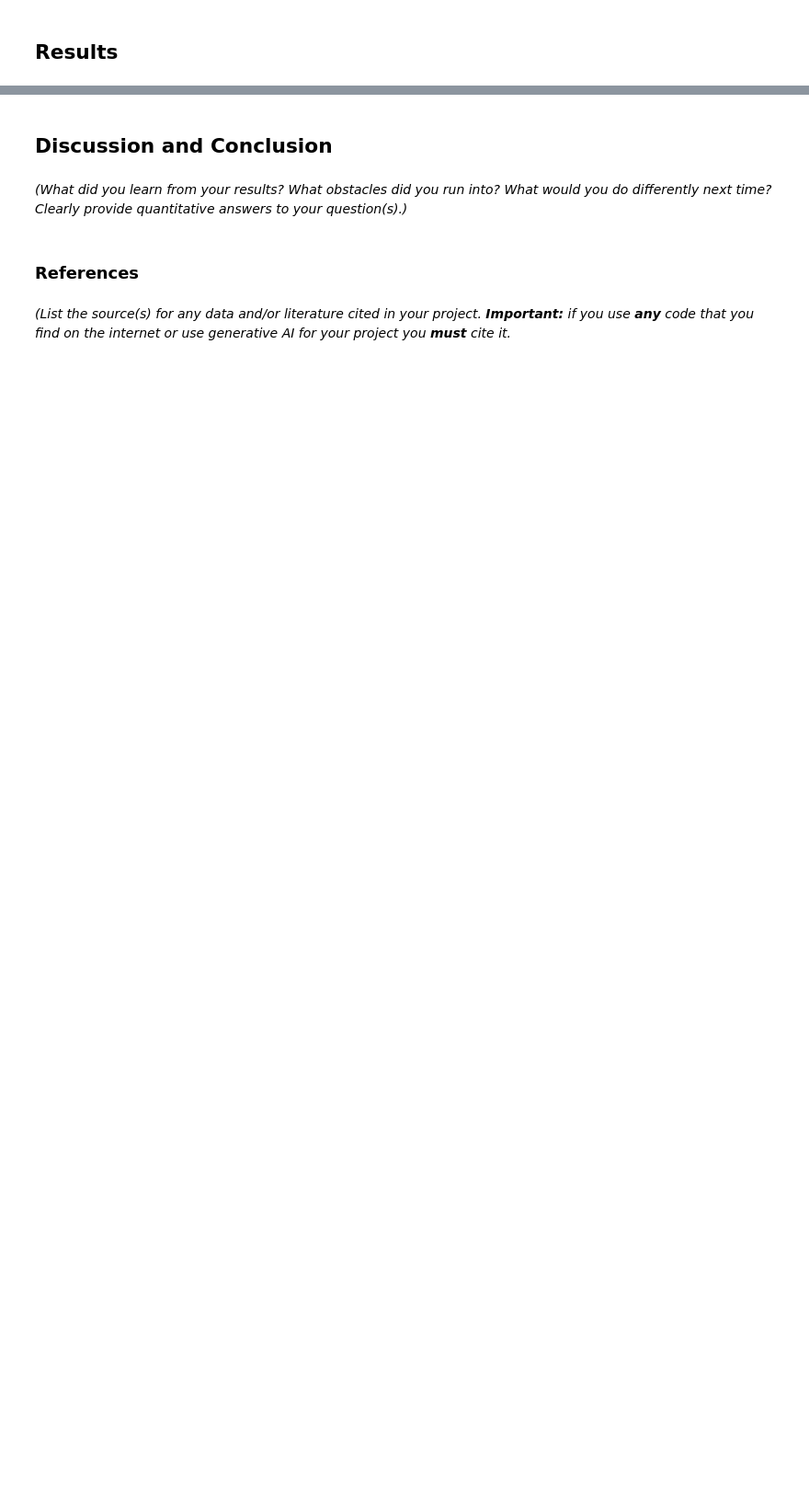
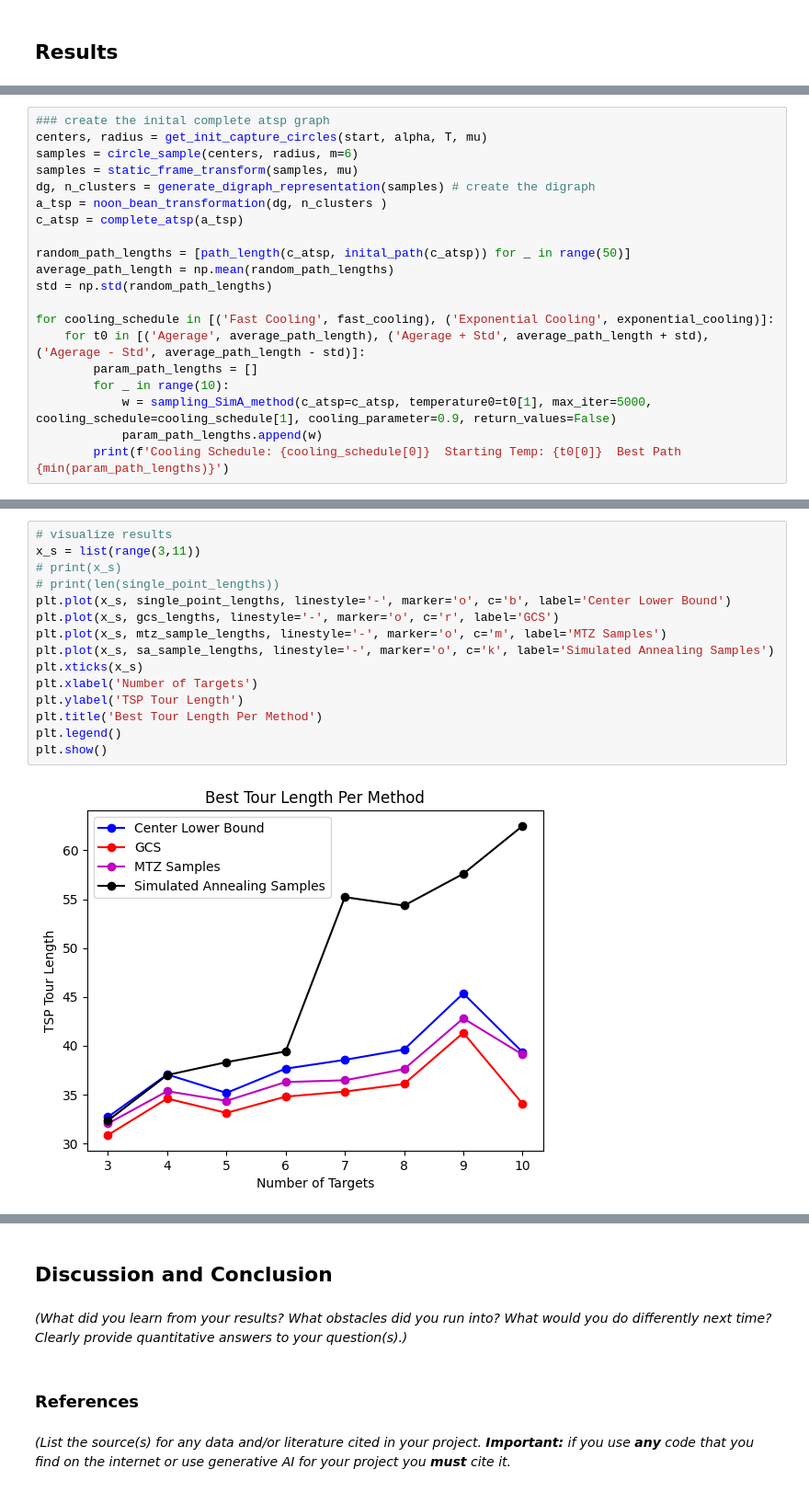
Before and after one commit to rfrost114/GTSP_Heterogeneous_Pursuit, a Jupyter notebook: CMSE831_FinalProjectTemplate.ipynb, the cells around one changed output, grey strips where cells are left out. Shown at 92% size. Saved outputs shown, nothing was run; the diff lists cells and outputs as text; blank space fills up the shorter version.

Commit message:
finished results

```diff
--- a/CMSE831_FinalProjectTemplate.ipynb
+++ b/CMSE831_FinalProjectTemplate.ipynb
@@ -1289,0 +1312,20 @@ plt.scatter(sizes, weights, c='b')
+# %%
+### create the inital complete atsp graph
+centers, radius = get_init_capture_circles(start, alpha, T, mu)
+samples = circle_sample(centers, radius, m=6)
+samples = static_frame_transform(samples, mu)
+dg, n_clusters = generate_digraph_representation(samples) # create the digraph
+a_tsp = noon_bean_transformation(dg, n_clusters )
+c_atsp = complete_atsp(a_tsp)
+
+random_path_lengths = [path_length(c_atsp, inital_path(c_atsp)) for _ in range(50)]
+average_path_length = np.mean(random_path_lengths)
+std = np.std(random_path_lengths)
+
+for cooling_schedule in [('Fast Cooling', fast_cooling), ('Exponential Cooling', exponential_cooling)]:
+    for t0 in [('Agerage', average_path_length), ('Agerage + Std', average_path_length + std), ('Agerage - Std', average_path_length - std)]:
+        param_path_lengths = []
+        for _ in range(10):
+            w = sampling_SimA_method(c_atsp=c_atsp, temperature0=t0[1], max_iter=5000, cooling_schedule=cooling_schedule[1], cooling_parameter=0.9, return_values=False)
+            param_path_lengths.append(w)
+        print(f'Cooling Schedule: {cooling_schedule[0]}  Starting Temp: {t0[0]}  Best Path {min(param_path_lengths)}')
@@ -1289,0 +1381,17 @@ plt.scatter(sizes, weights, c='b')
+# %%
+# visualize results
+x_s = list(range(3,11))
+# print(x_s)
+# print(len(single_point_lengths))
+plt.plot(x_s, single_point_lengths, linestyle='-', marker='o', c='b', label='Center Lower Bound')
+plt.plot(x_s, gcs_lengths, linestyle='-', marker='o', c='r', label='GCS')
+plt.plot(x_s, mtz_sample_lengths, linestyle='-', marker='o', c='m', label='MTZ Samples')
+plt.plot(x_s, sa_sample_lengths, linestyle='-', marker='o', c='k', label='Simulated Annealing Samples')
+plt.xticks(x_s)
+plt.xlabel('Number of Targets')
+plt.ylabel('TSP Tour Length')
+plt.title('Best Tour Length Per Method')
+plt.legend()
+plt.show()
+# %% [output]
+[figure, added]
```
Also changed, not shown: parts of 24 cells of this notebook.
